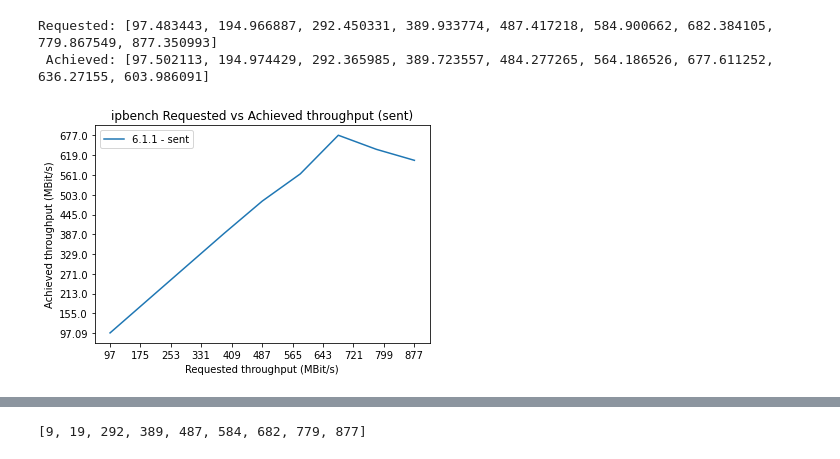
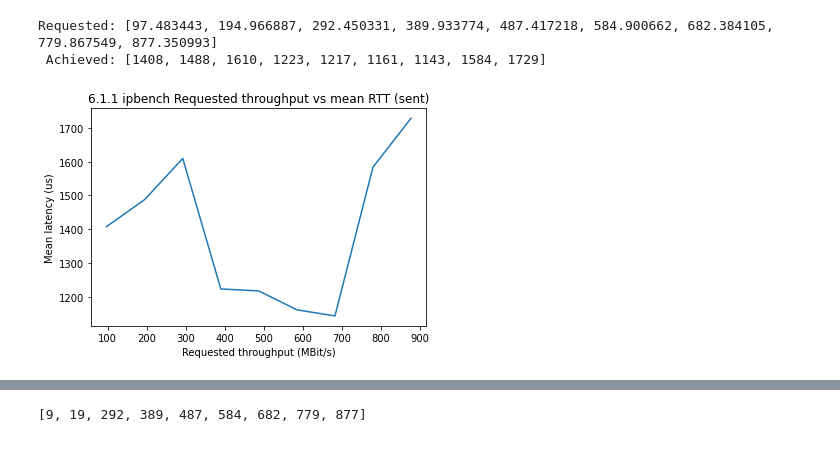
Before and after one commit to omeh-a/tor-scripts, a Jupyter notebook: driver-framework/result.ipynb, the cells around one changed output, grey strips where cells are left out. Drawn from its saved outputs; the diff is of its cells as text; code cells hidden in the pictures.

Commit message:
latency results for driver framework

```diff
--- a/driver-framework/result.ipynb
+++ b/driver-framework/result.ipynb
@@ -60,6 +60,44 @@ def finalise_ipbench(f):
     ax.yaxis.set_major_formatter('{x:9<5.1f}')
     plt.savefig(f"{f}.png")
 
+def graph_latency(f):
+    plt.clf()
+    y_range = []
+    x_range = []
+
+
+    csv = ipbench_csv(f)
+    requested = []
+    achieved = []
+
+    # Plot requested vs. achieved throughput
+    for i in range(0, len(csv["Requested_throughput"])):
+        requested.append(csv["Requested_throughput"][i])
+        achieved.append(csv[f"Avg"][i])
+
+        # Ranging info
+        if csv[f"Achieved_throughput_sent"][i] not in y_range:
+            y_range.append(csv[f"Avg"][i])
+        if csv["Requested_throughput"][i] not in x_range:
+            x_range.append(csv["Requested_throughput"][i])
+        # convert to megabits
+    for i in range(len(requested)):
+        requested[i] = int(requested[i]) / (10**6)
+    for i in range (len(achieved)):
+        achieved[i] = int(achieved[i])
+    print(f"Requested: {requested} \n Achieved: {achieved}")
+    plt.plot(requested, achieved, label=f"6.1.1 - rtt")
+
+    plt.xlabel("Requested throughput (MBit/s)")
+    plt.ylabel("Mean latency (us)")
+    plt.title(f"6.1.1 ipbench Requested throughput vs mean RTT (sent)")
+    # plt.yticks(ticks(y_range, 10))
+    # plt.xticks(ticks(x_range, 10))
+    # ax = plt.gca()
+    # ax.legend()
+    # ax.yaxis.set_major_formatter('{x:9<5.1f}')
+    plt.savefig(f"{f}.png")
+
 def ipbench_csv(path):
     """
     Python's csv library is awful apparently so I need to do this myself.
@@ -100,7 +145,6 @@ def ticks(data, num_ticks):
 # %%
-
-finalise_ipbench("6.1.1-singleclient-1-clean")
+graph_latency("6.1.1-singleclient-1-clean")
 # %% [output]
 Requested: [97.483443, 194.966887, 292.450331, 389.933774, 487.417218, 584.900662, 682.384105, 779.867549, 877.350993]
- Achieved: [97.502113, 194.974429, 292.365985, 389.723557, 484.277265, 564.186526, 677.611252, 636.27155, 603.986091]
+ Achieved: [1408, 1488, 1610, 1223, 1217, 1161, 1143, 1584, 1729]
-[figure, old version]
+[figure, new version]
```
Also changed, not shown: parts of 3 cells of this notebook, 5 other files.
